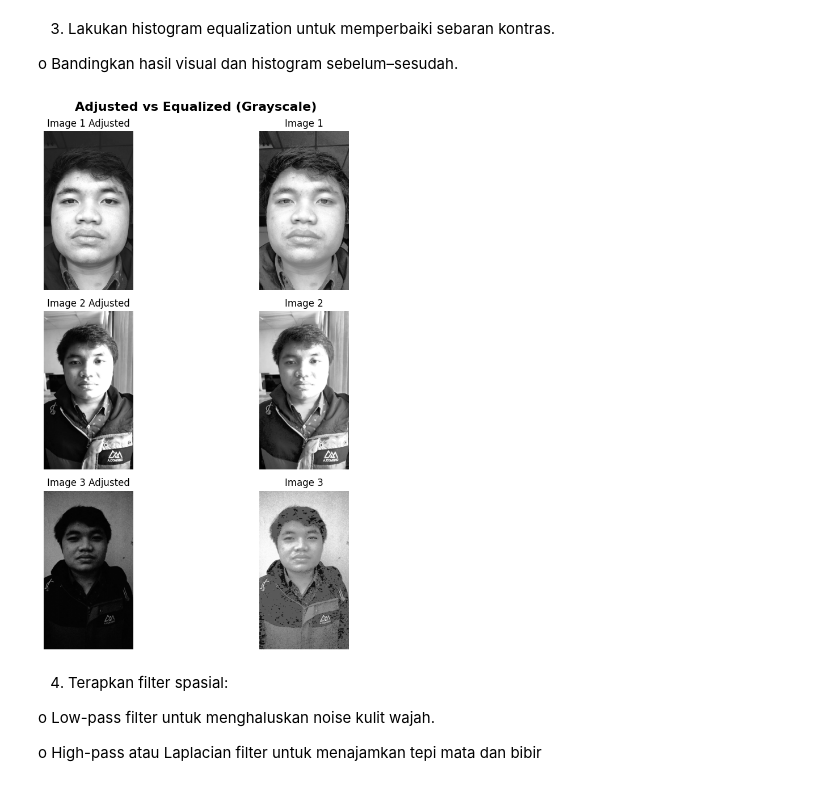
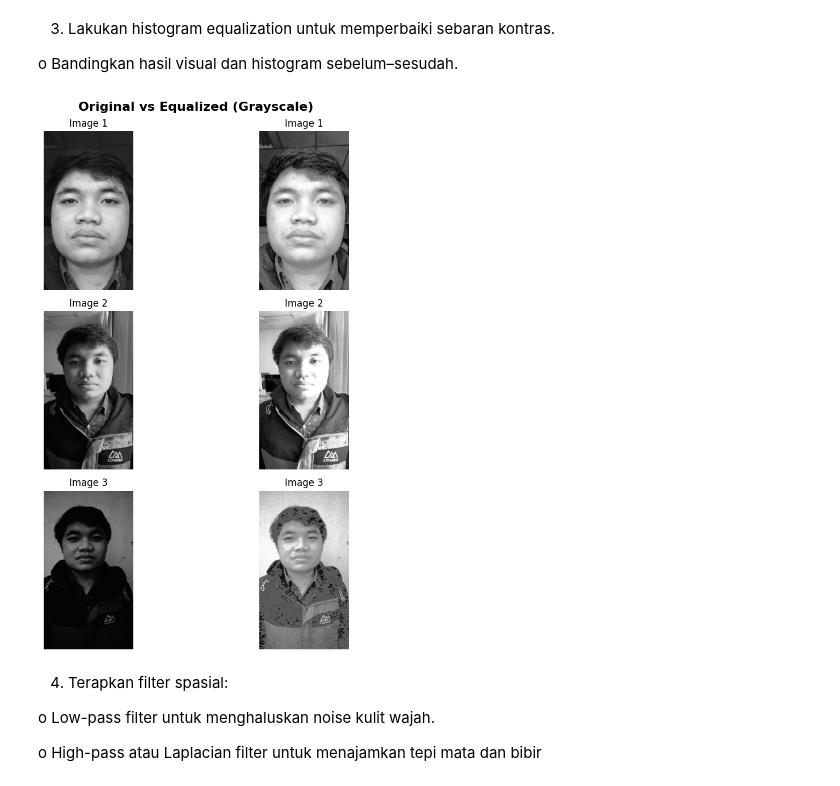
Before and after one commit to Valtern/PCVK_Ganjil_2025, a Jupyter notebook: week_7.ipynb, the cells around one changed output. Drawn from its saved outputs; the diff is of its cells as text; code cells hidden in the pictures.

```diff
--- a/week_7.ipynb
+++ b/week_7.ipynb
@@ -97,27 +97,27 @@ o Bandingkan hasil visual dan histogram sebelum–sesudah.
 # %%
 
 equalized_Imglist = []
 for img in adjusted_Imglist:
     equalizedImg = cv.equalizeHist(img)
     equalized_Imglist.append(equalizedImg)
 
 
 fig, axs = plt.subplots(len(equalized_Imglist), 2, figsize=(10, 10))
-fig.suptitle('Adjusted vs Equalized (Grayscale)', fontsize=16, fontweight='bold')
+fig.suptitle('Original vs Equalized (Grayscale)', fontsize=16, fontweight='bold')
 
 for i in range(len(equalized_Imglist)):
-    axs[i, 0].imshow(adjusted_Imglist[i], cmap='gray')
-    axs[i, 0].set_title(title_adj[i])
+    axs[i, 0].imshow(listImg[i], cmap='gray')
+    axs[i, 0].set_title(titles[i])
     axs[i, 0].axis('off')
 
     axs[i, 1].imshow(equalized_Imglist[i], cmap='gray')
     axs[i, 1].set_title(titles[i])
     axs[i, 1].axis('off')
 
 plt.tight_layout()
 plt.show()
 # %% [output]
-[figure, old version]
+[figure, new version]
 # %% [markdown]
 4.  Terapkan filter spasial:
 
```
Also changed, not shown: parts of 1 cell of this notebook.
